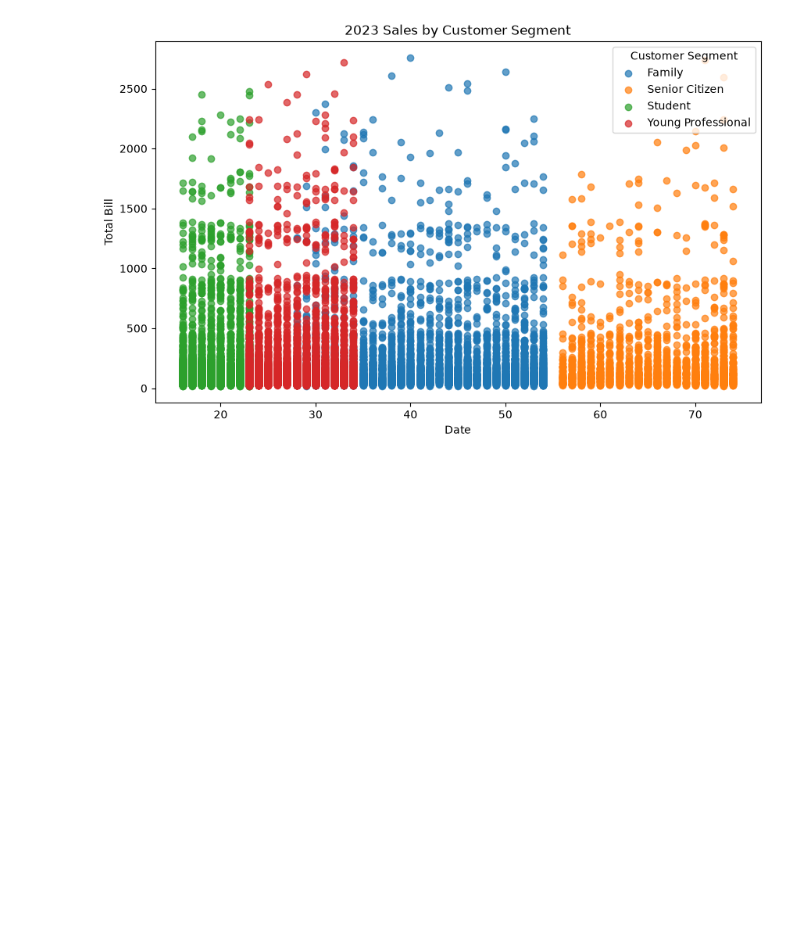
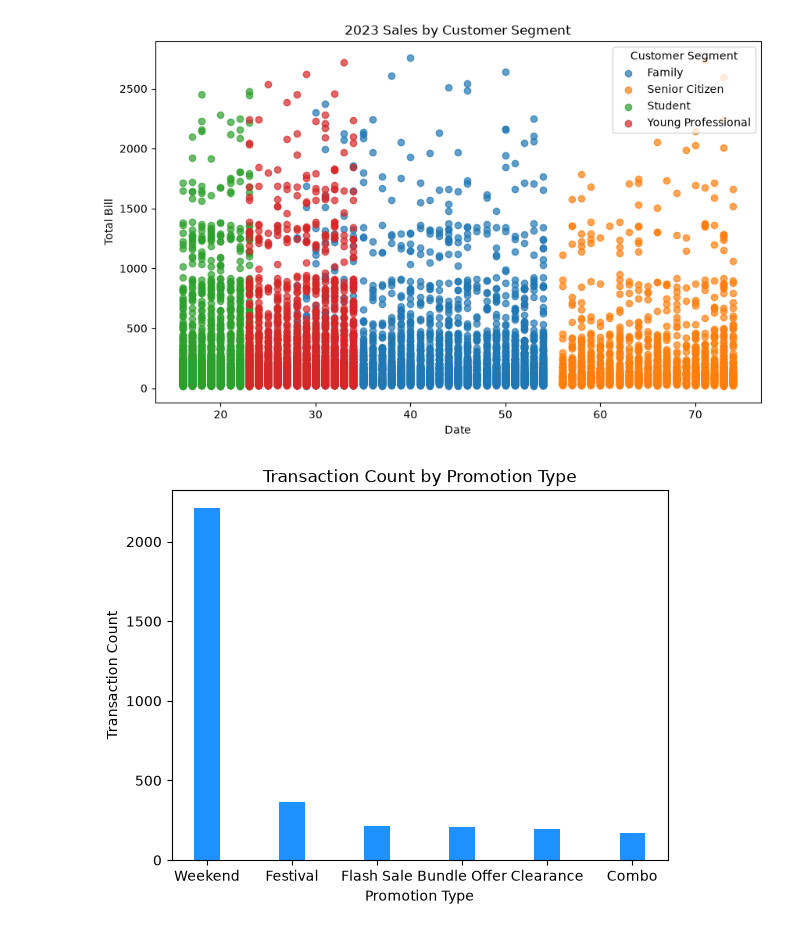
Before and after one commit to Gantz23/bakery, a Jupyter notebook: main.ipynb, the cells around one changed output. Cells and saved outputs as stored; diff of their text form; code cells hidden in the pictures; blank space fills up the shorter version.

Commit message:
promotion type vs tranx cnt

```diff
--- a/main.ipynb
+++ b/main.ipynb
@@ -137,3 +137,13 @@ plt.legend(title='Customer Segment')
 plt.show()
 # %% [output]
 [figure]
+# %%
+tranx_by_prmtn = df.groupby('promotion_type')['total_bill'].count().sort_values(ascending=False)
+
+plt.bar(tranx_by_prmtn.index, tranx_by_prmtn.values, color='dodgerblue', width=0.3)
+plt.xlabel('Promotion Type')
+plt.ylabel('Transaction Count')
+plt.title('Transaction Count by Promotion Type')
+plt.show()
+# %% [output]
+[figure, added]
```
Also changed, not shown: 1 other file.
